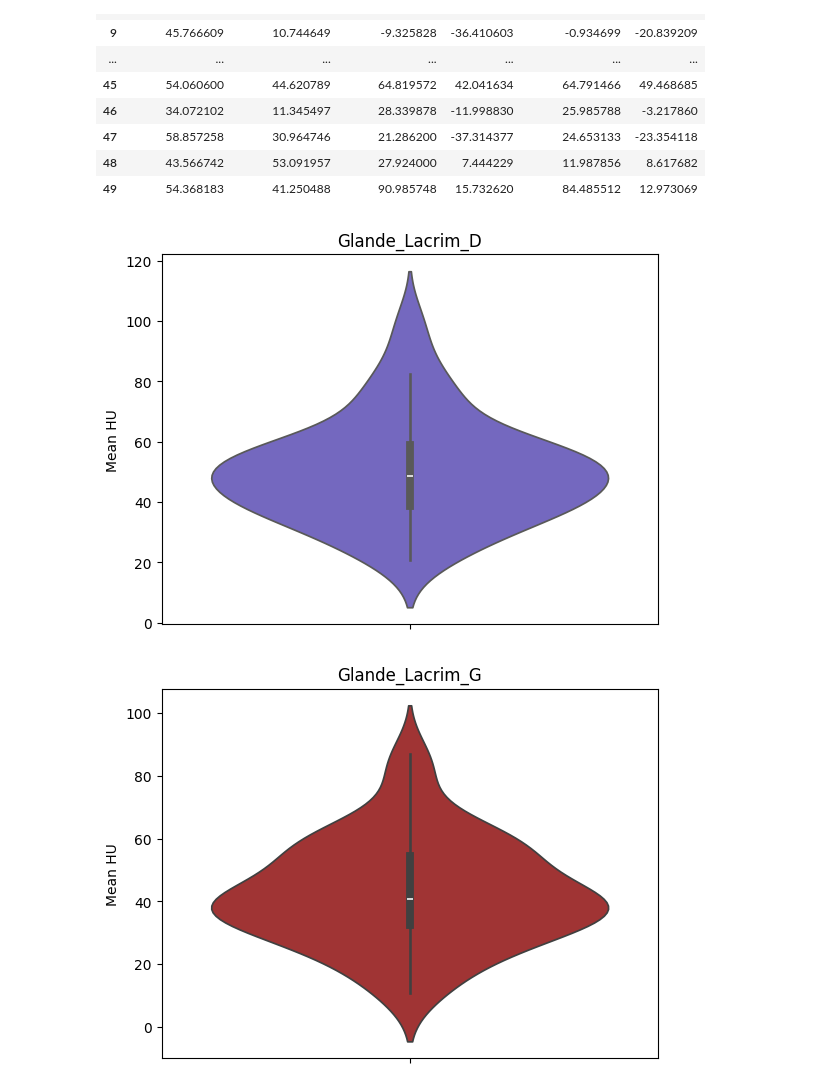
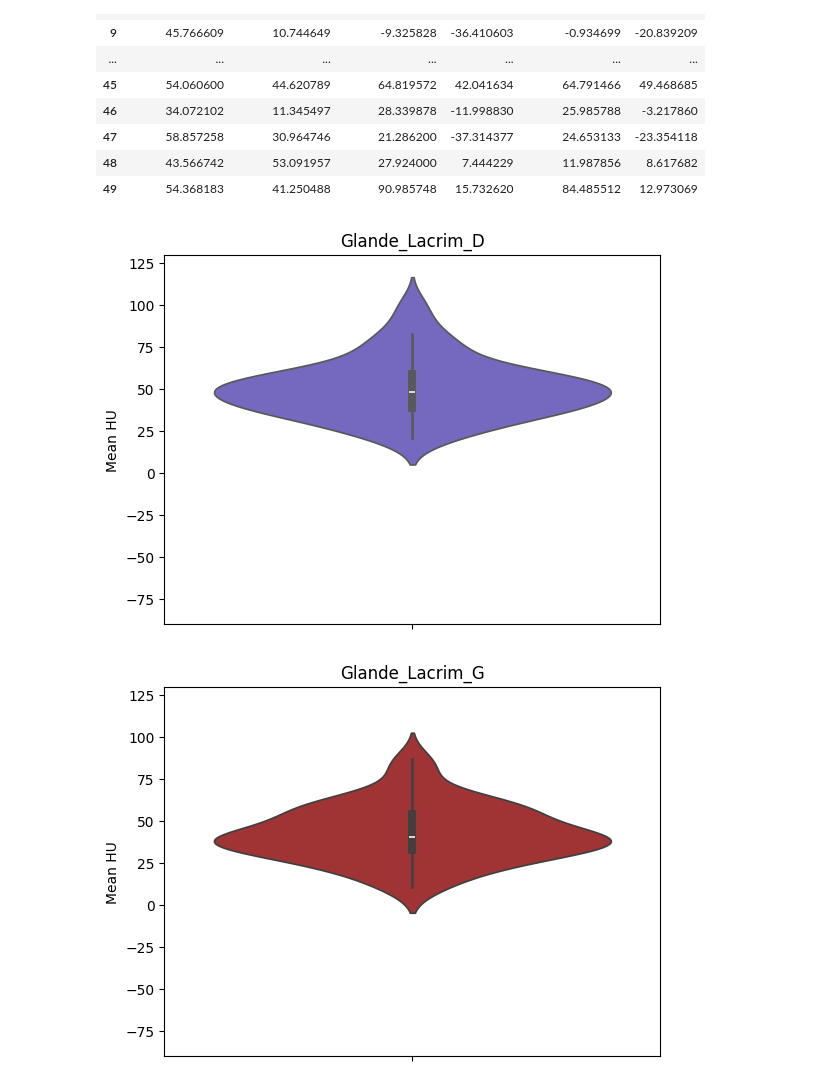
Before and after one commit to tbaudier/gland_segmentation_nnunet, a Jupyter notebook: Dataviz/Dataviz.ipynb, the cells around one changed output. Cells and saved outputs as stored; diff of their text form; code cells hidden in the pictures.

Commit message:
rescale graphs

```diff
--- a/Dataviz/Dataviz.ipynb
+++ b/Dataviz/Dataviz.ipynb
@@ -115,8 +115,8 @@ plt.show()
 # %% [markdown]
 ### Get data
 # %%
-label = itk.GetArrayViewFromImage(itk.imread(f"/home/bcatez/data/Dataset002_glands/labelsTr/p001_psma_0000.nii.gz"))
-image = itk.GetArrayViewFromImage(itk.imread(f"/home/bcatez/data/Dataset002_glands/imagesTr/p001_psma_0000.nii.gz"))
+label = itk.GetArrayViewFromImage(itk.imread("/home/bcatez/data/nnUNet_raw/Dataset002_glands/labelsTr/p001_psma_0000.nii.gz"))
+image = itk.GetArrayViewFromImage(itk.imread("/home/bcatez/data/nnUNet_raw/Dataset002_glands/imagesTr/p001_psma_0000.nii.gz"))
 # %% [markdown]
 ### Patient p001 example
 # %%
@@ -129,6 +129,7 @@ for i in range(6):
     roi = (image[index])
     plt.subplot()
     sns.violinplot(roi, color=colors[i])
+    plt.ylim(-150, 500)
     plt.title(x[i])
     plt.ylabel("HU")
     plt.show()
@@ -170,10 +171,11 @@ colors_2 = ["slateblue", "firebrick", "tomato", "blueviolet", "violet", "oranger
 # %%
 for i in range(6):
     plt.subplot()
     sns.violinplot(HU_df[x[i]],color=colors_2[i])
+    plt.ylim(-90,130)
     plt.title(x[i])
     plt.ylabel("Mean HU")
     plt.show()
 # %% [output]
-[figure, old version]
+[figure, new version]
-[figure, old version]
+[figure, new version]
```
Also changed, not shown: parts of 3 cells of this notebook, 12 other files.
